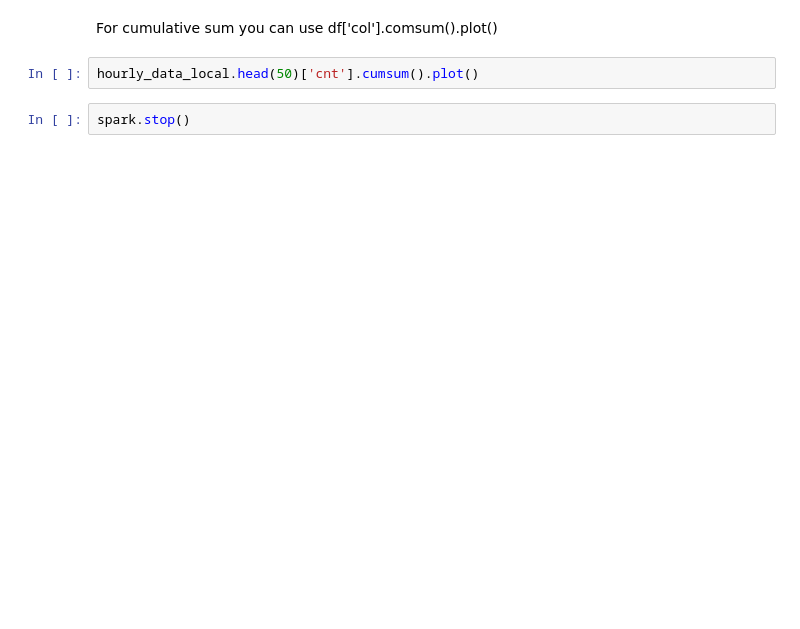
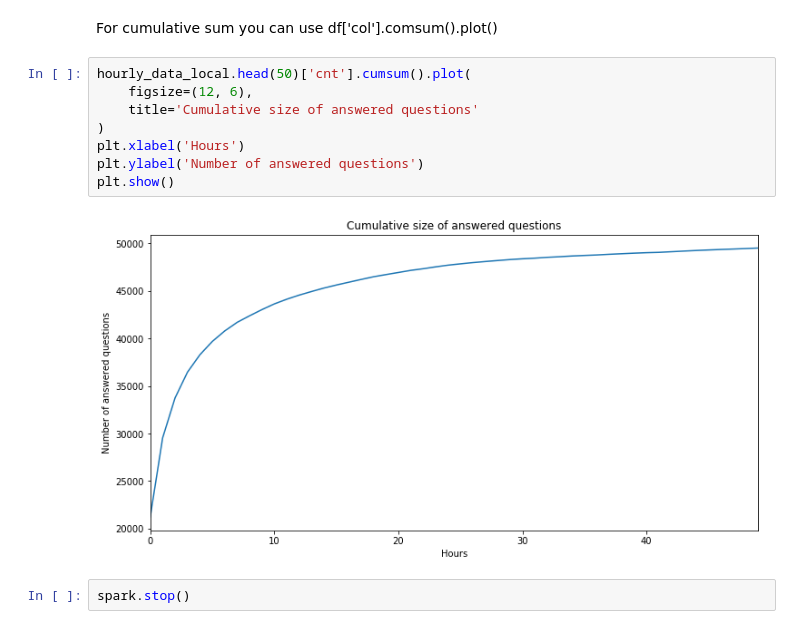
Before and after one commit to davidvrba/From-Simple-Transformations-to-Highly-Efficient-Jobs, a Jupyter notebook: python/solutions/interactive-analytics/Interactive Analytics I.ipynb, the cells around one changed output. Drawn from its saved outputs; the diff is of its cells as text; blank space fills up the shorter version.

```diff
--- a/python/solutions/interactive-analytics/Interactive Analytics I.ipynb
+++ b/python/solutions/interactive-analytics/Interactive Analytics I.ipynb
@@ -138,6 +185,14 @@ hourly_data_local.head(50).plot.bar(x='hours', y='cnt')
 # %% [markdown]
 For cumulative sum you can use df['col'].comsum().plot()
-# %%
-hourly_data_local.head(50)['cnt'].cumsum().plot()
+# %%
+hourly_data_local.head(50)['cnt'].cumsum().plot(
+    figsize=(12, 6),
+    title='Cumulative size of answered questions'
+)
+plt.xlabel('Hours')
+plt.ylabel('Number of answered questions')
+plt.show()
+# %% [output]
+[figure, added]
 # %%
 spark.stop()
```
Also changed, not shown: parts of 9 cells of this notebook, 2 other files.
